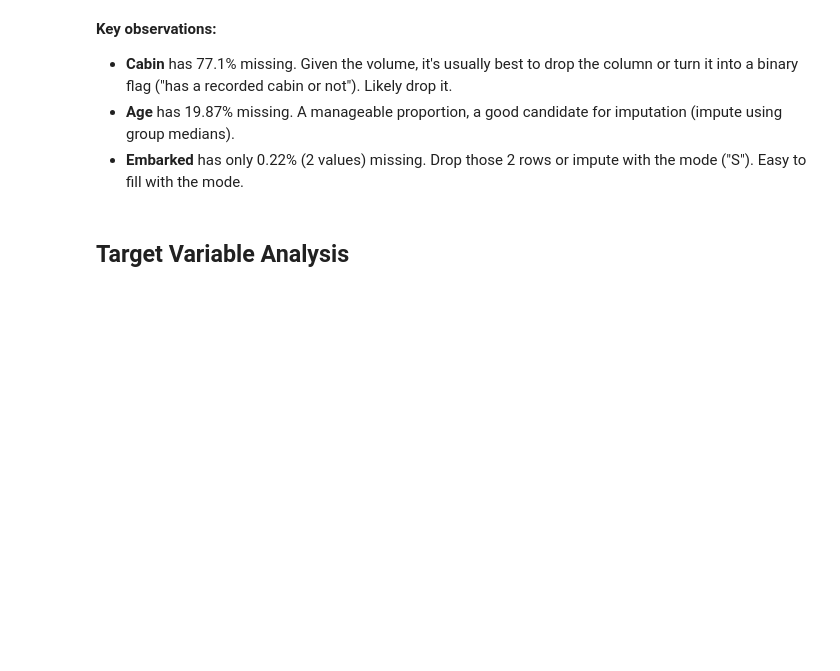
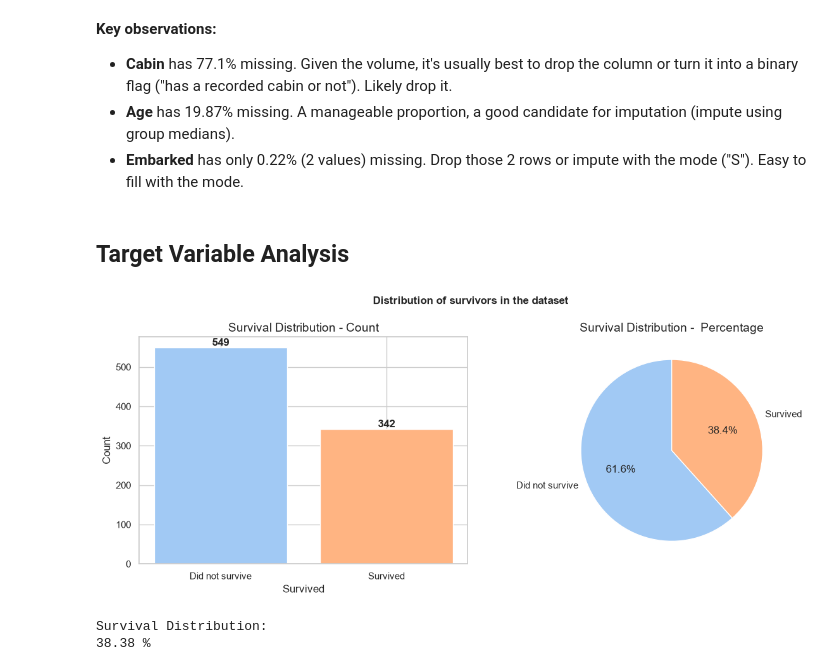
Before and after one commit to marygou/Titanic-Survival-Prediction, a Jupyter notebook: notebooks/01_eda.ipynb, the cells around one changed output. Drawn from its saved outputs; the diff is of its cells as text; code cells hidden in the pictures; blank space fills up the shorter version.

```diff
--- a/notebooks/01_eda.ipynb
+++ b/notebooks/01_eda.ipynb
@@ -175,3 +175,34 @@ for i, v in enumerate(df.isnull().sum()):
 - **Embarked** has only 0.22% (2 values) missing. Drop those 2 rows or impute with the mode ("S"). Easy to fill with the mode.
 # %% [markdown]
 ## Target Variable Analysis
+# %%
+fig, axes = plt.subplots(1, 2, figsize=(12, 5)) # create a figure with 1 row and 2 columns of subplots
+
+survived = df['Survived'].value_counts() # count of survivors
+
+# bar chart for survival distribution
+axes[0].bar(["Did not survive", "Survived"], survived.values, color=colors)
+axes[0].set_title('Survival Distribution - Count', fontsize=14)
+axes[0].set_xlabel('Survived', fontsize=12)
+axes[0].set_ylabel('Count', fontsize=12)
+
+# add the count of survivors on top of the bars
+for i, v in enumerate(survived.values):
+    axes[0].text(i, v + 5, str(v), ha='center', fontweight='bold')
+
+
+# pie chart for survival distribution
+
+axes[1].pie(survived.values, labels=["Did not survive", "Survived"], autopct='%1.1f%%', startangle=90, colors=colors)
+axes[1].set_title('Survival Distribution -  Percentage', fontsize=14)
+
+plt.suptitle('Distribution of survivors in the dataset', fontsize=12, fontweight='bold')
+plt.tight_layout() # adjust subplots to fit into figure area
+plt.show() # display the plots
+
+print("Survival Distribution:")
+print(round(df['Survived'].mean() * 100, 2), "%")
+# %% [output]
+[figure, added]
+Survival Distribution:
+38.38 %
```
Also changed, not shown: parts of 6 cells of this notebook.
